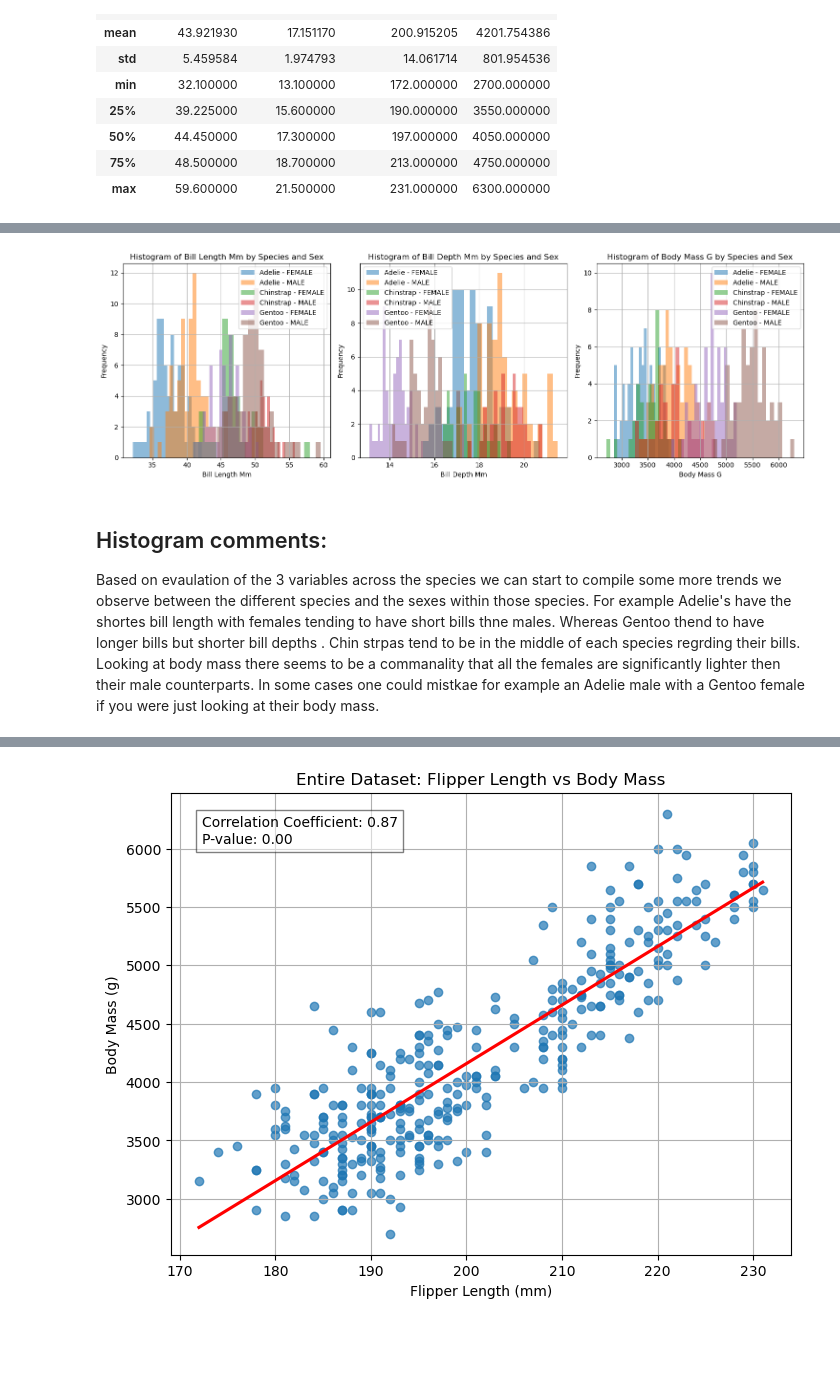
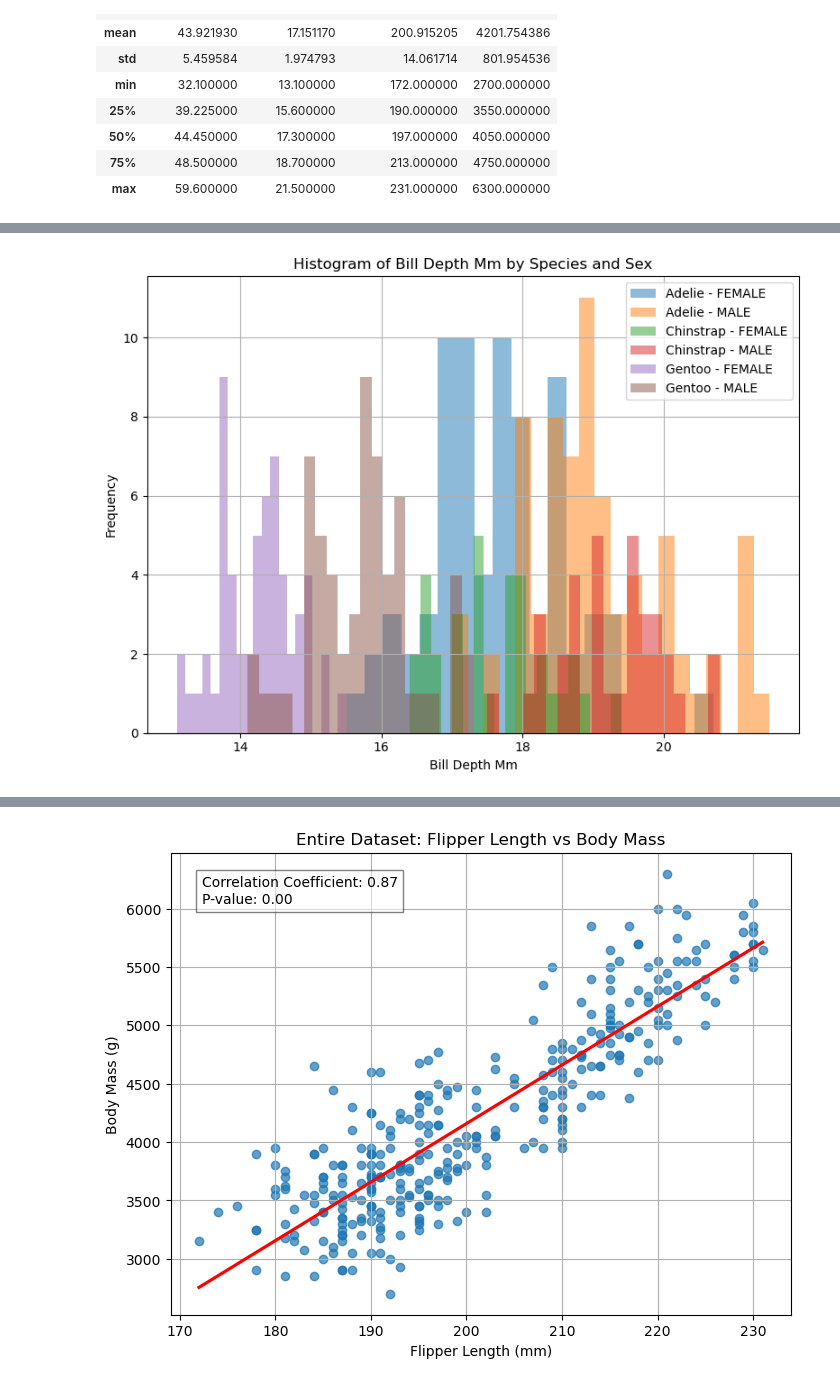
Before and after one commit to AndreHoarau/principles-of-data-analytics-project, a Jupyter notebook: penguins.ipynb, the cells around one changed output, grey strips where cells are left out. Cells and saved outputs as stored; diff of their text form; code cells hidden in the pictures; blank space fills up the shorter version.

```diff
--- a/penguins.ipynb
+++ b/penguins.ipynb
@@ -282,30 +280,26 @@ We are going to look at the distribution of the variables for the across the dif
 # %%
 # Create subplots for each of the variables. 1 Row with 3 Columns.
-fig, axes = plt.subplots(1, 3, figsize=(15, 5))
+fig, axes = plt.subplots(1, 1, figsize=(8, 6))
 
-# The lis of the variables from the data set we want the histograms for.
-variables = ['bill_length_mm', 'bill_depth_mm', 'body_mass_g']
+# The list of the variables from the data set we want the histograms for.
+variable = 'bill_depth_mm'
 
-# Loops over each variable in the list and loops over also the index for each item.
-for i, variable in enumerate(variables):
-    # Group the data frame by species and sex based on out variable. Then apply them to lists of their own.
-    grouped_data = defineddf.groupby(['species', 'sex'])[variable].apply(list)
+# Group the data frame by species and sex based on our variable. Then apply them to lists of their own.
+grouped_data = defineddf.groupby(['species', 'sex'])[variable].apply(list)
 
-    # Iterate over each species and sex in our grouped data.
-    for (species, sex), data in grouped_data.items():
-    # This created the histogram to the subplot at index i.
-        axes[i].hist(data, bins=20, alpha=0.5, label=f'{species} - {sex}')
-    # Thel labelling
-    axes[i].set_title(f'Histogram of {variable.replace("_", " ").title()} by Species and Sex')
-    axes[i].set_xlabel(variable.replace("_", " ").title())
-    axes[i].set_ylabel('Frequency')
-    axes[i].legend()
-    axes[i].grid(True)
+# Iterate over each species and sex in our grouped data.
+for (species, sex), data in grouped_data.items():
+    # This creates the histogram to the subplot.
+    axes.hist(data, bins=20, alpha=0.5, label=f'{species} - {sex}')
+
+# Labelling
+axes.set_title(f'Histogram of {variable.replace("_", " ").title()} by Species and Sex')
+axes.set_xlabel(variable.replace("_", " ").title())
+axes.set_ylabel('Frequency')
+axes.legend()
+axes.grid(True)
 
 plt.tight_layout()
 plt.show()
 # %% [output]
-[figure, old version]
+[figure, new version]
-# %% [markdown]
-## Histogram comments:
-Based on evaulation of the 3 variables across the species we can start to compile some more trends we observe between the different species and the sexes within those species. For example Adelie's have the shortes bill length with females tending to have short bills thne males. Whereas Gentoo thend to have longer bills but shorter bill depths . Chin strpas tend to be in the middle of each species regrding their bills. Looking at body mass there seems to be a commanality that all the females are significantly lighter then their male counterparts. In some cases one could mistkae for example an Adelie male with a Gentoo female if you were just looking at their body mass.
```
Also changed, not shown: parts of 24 cells of this notebook.
